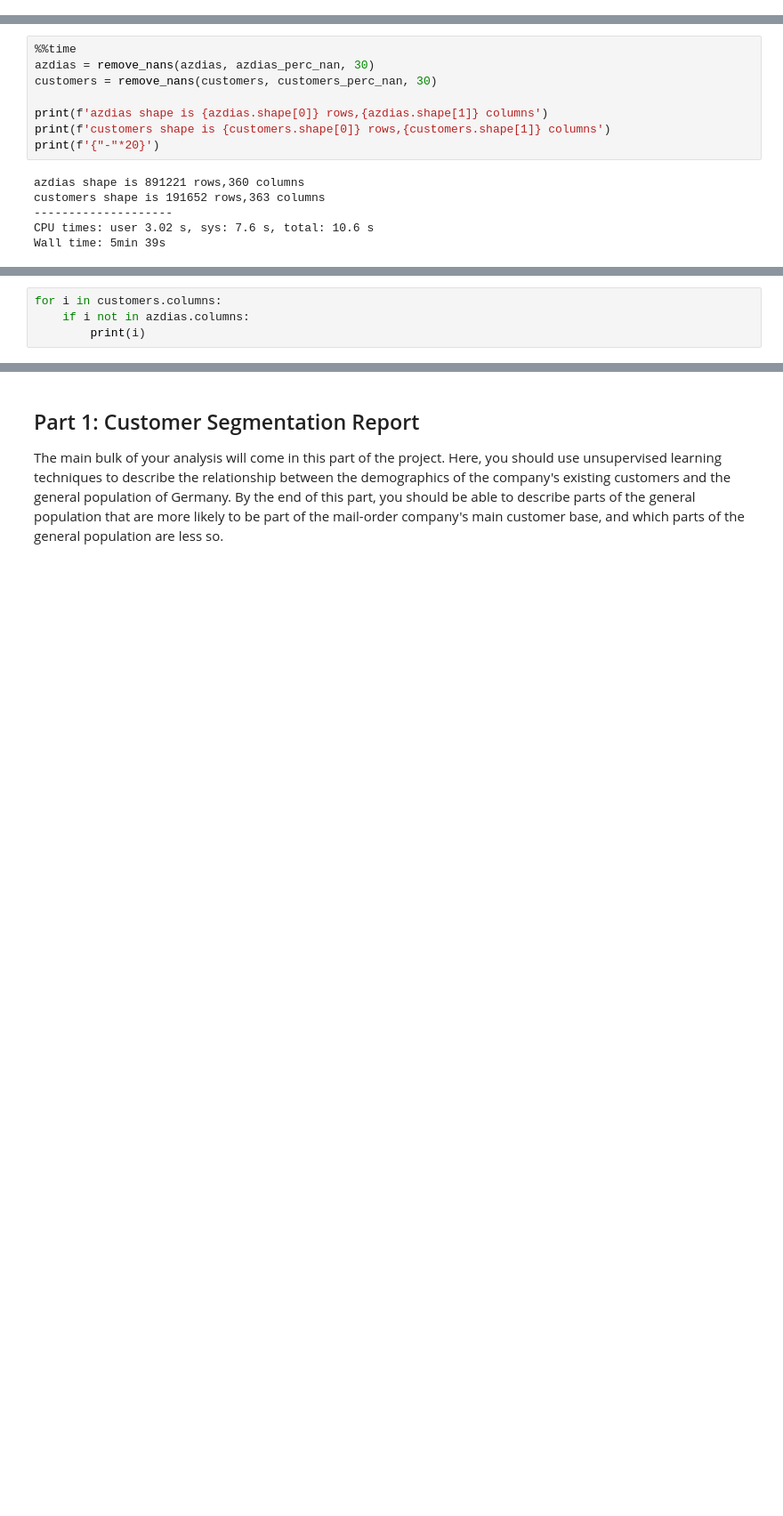
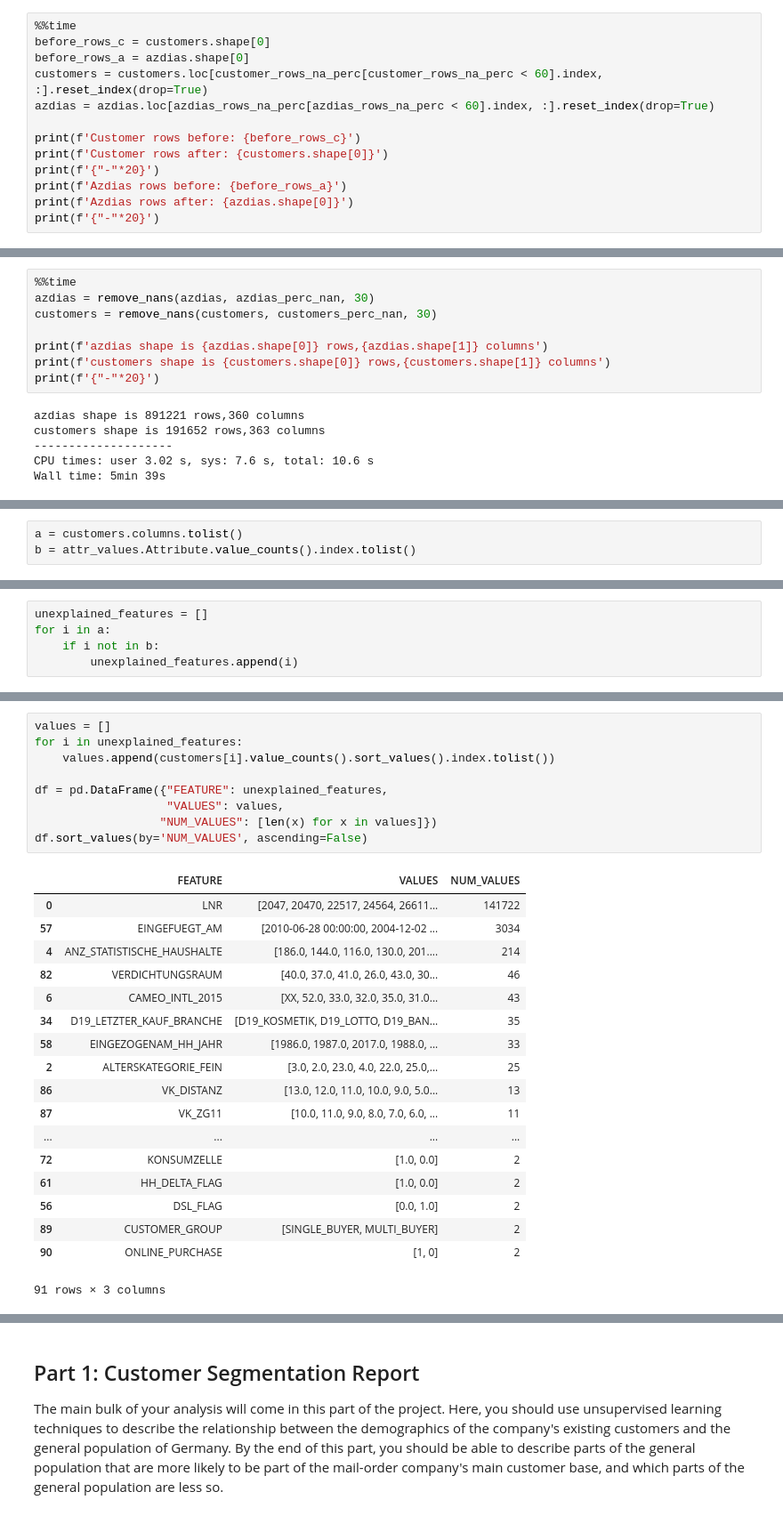
Before and after one commit to willacya/Bertelsmann-Arvato-Project, a Jupyter notebook: Arvato Project Workbook.ipynb, the cells around one changed output, grey strips where cells are left out. Shown at 89% size. Drawn from its saved outputs; the diff is of its cells as text; blank space fills up the shorter version.

```diff
--- a/Arvato Project Workbook.ipynb
+++ b/Arvato Project Workbook.ipynb
@@ -133,0 +178,13 @@ def remove_nans(df, perc_nan_values, perc):
+# %%
+%%time
+before_rows_c = customers.shape[0]
+before_rows_a = azdias.shape[0]
+customers = customers.loc[customer_rows_na_perc[customer_rows_na_perc < 60].index, :].reset_index(drop=True)
+azdias = azdias.loc[azdias_rows_na_perc[azdias_rows_na_perc < 60].index, :].reset_index(drop=True)
+
+print(f'Customer rows before: {before_rows_c}')
+print(f'Customer rows after: {customers.shape[0]}')
+print(f'{"-"*20}')
+print(f'Azdias rows before: {before_rows_a}')
+print(f'Azdias rows after: {azdias.shape[0]}')
+print(f'{"-"*20}')
@@ -147,0 +218,3 @@ Wall time: 5min 39s
+# %%
+a = customers.columns.tolist()
+b = attr_values.Attribute.value_counts().index.tolist()
@@ -148,4 +231,5 @@ Wall time: 5min 39s
 # %%
-for i in customers.columns:
-    if i not in azdias.columns:
-        print(i)
+unexplained_features = []
+for i in a:
+    if i not in b:
+        unexplained_features.append(i)
@@ -158,0 +236,28 @@ ONLINE_PURCHASE
+# %%
+values = []
+for i in unexplained_features:
+    values.append(customers[i].value_counts().sort_values().index.tolist())
+
+df = pd.DataFrame({"FEATURE": unexplained_features,
+                   "VALUES": values,
+                  "NUM_VALUES": [len(x) for x in values]})
+df.sort_values(by='NUM_VALUES', ascending=False)
+# %% [output]
+|  | FEATURE | VALUES | NUM_VALUES |
+| 0 | LNR | [2047, 20470, 22517, 24564, 26611... | 141722 |
+| 57 | EINGEFUEGT_AM | [2010-06-28 00:00:00, 2004-12-02 ... | 3034 |
+| 4 | ANZ_STATISTISCHE_HAUSHALTE | [186.0, 144.0, 116.0, 130.0, 201.... | 214 |
+| 82 | VERDICHTUNGSRAUM | [40.0, 37.0, 41.0, 26.0, 43.0, 30... | 46 |
+| 6 | CAMEO_INTL_2015 | [XX, 52.0, 33.0, 32.0, 35.0, 31.0... | 43 |
+| 34 | D19_LETZTER_KAUF_BRANCHE | [D19_KOSMETIK, D19_LOTTO, D19_BAN... | 35 |
+| 58 | EINGEZOGENAM_HH_JAHR | [1986.0, 1987.0, 2017.0, 1988.0, ... | 33 |
+| 2 | ALTERSKATEGORIE_FEIN | [3.0, 2.0, 23.0, 4.0, 22.0, 25.0,... | 25 |
+| 86 | VK_DISTANZ | [13.0, 12.0, 11.0, 10.0, 9.0, 5.0... | 13 |
+| 87 | VK_ZG11 | [10.0, 11.0, 9.0, 8.0, 7.0, 6.0, ... | 11 |
+| ... | ... | ... | ... |
+| 72 | KONSUMZELLE | [1.0, 0.0] | 2 |
+| 61 | HH_DELTA_FLAG | [1.0, 0.0] | 2 |
+| 56 | DSL_FLAG | [0.0, 1.0] | 2 |
+| 89 | CUSTOMER_GROUP | [SINGLE_BUYER, MULTI_BUYER] | 2 |
+| 90 | ONLINE_PURCHASE | [1, 0] | 2 |
+91 rows × 3 columns
```
Also changed, not shown: parts of 29 cells of this notebook, 2 other files.
